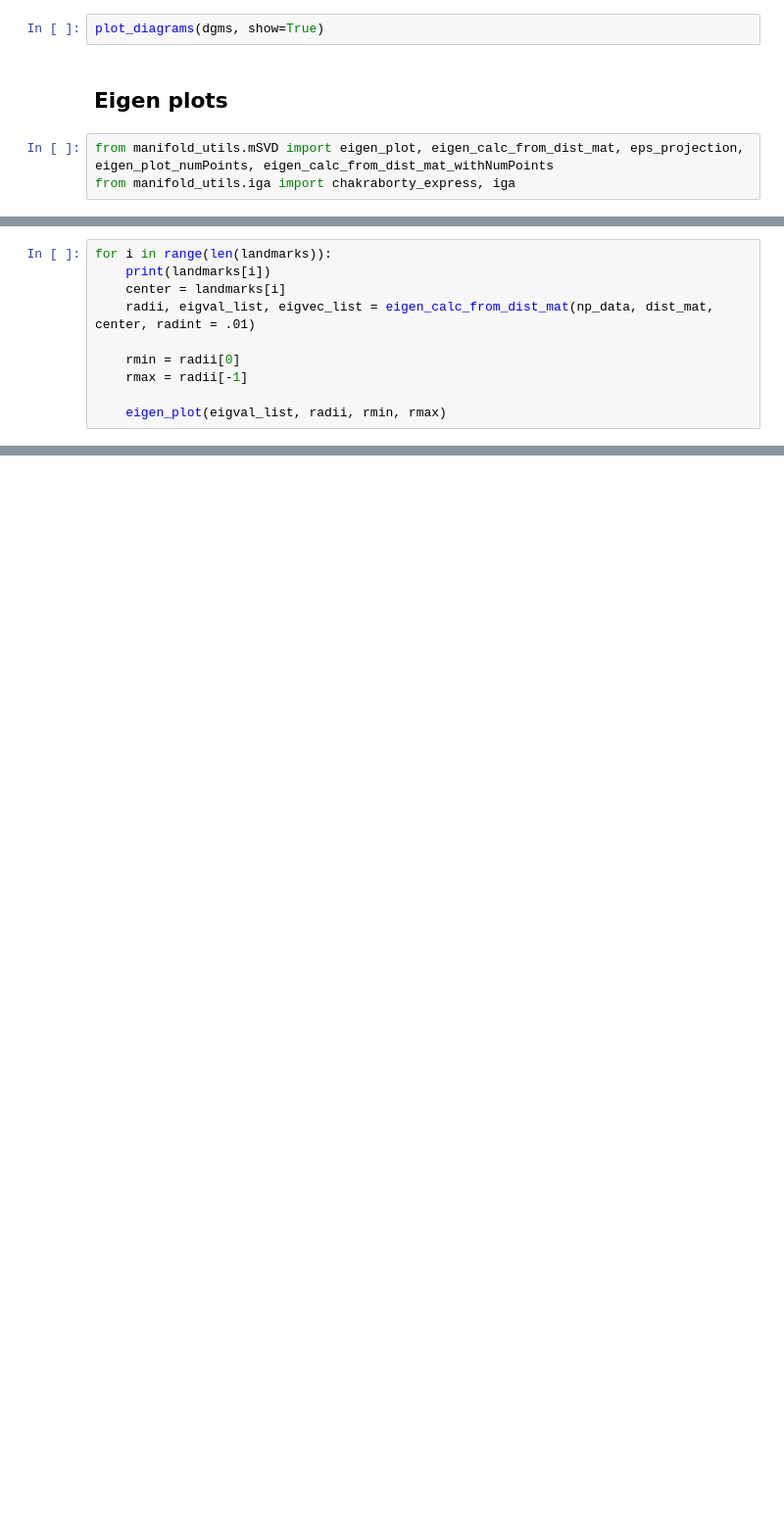
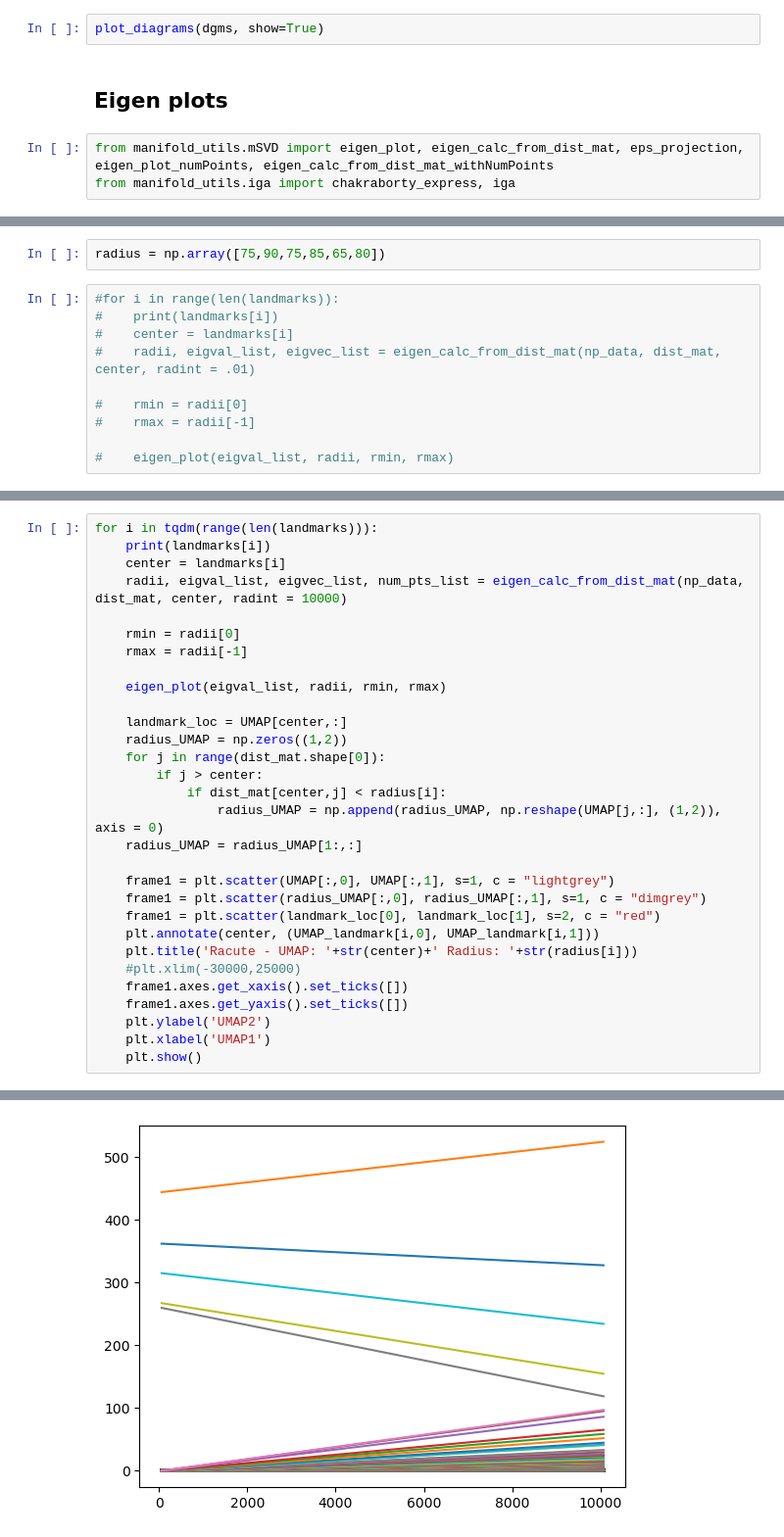
Before and after one commit to Orecchia-Research-Group/manifold_learning, a Jupyter notebook: Pansquam_TCGA.ipynb, the cells around one changed output, grey strips where cells are left out. Shown at 98% size. Drawn from its saved outputs; the diff is of its cells as text; blank space fills up the shorter version.

```diff
--- a/Pansquam_TCGA.ipynb
+++ b/Pansquam_TCGA.ipynb
@@ -291,10 +314,12 @@ from manifold_utils.iga import chakraborty_express, iga
+# %%
+radius = np.array([75,90,75,85,65,80])
 # %%
-for i in range(len(landmarks)):
-    print(landmarks[i])
-    center = landmarks[i]
-    radii, eigval_list, eigvec_list = eigen_calc_from_dist_mat(np_data, dist_mat, center, radint = .01)
+#for i in range(len(landmarks)):
+#    print(landmarks[i])
+#    center = landmarks[i]
+#    radii, eigval_list, eigvec_list = eigen_calc_from_dist_mat(np_data, dist_mat, center, radint = .01)
 
-    rmin = radii[0]
-    rmax = radii[-1]
+#    rmin = radii[0]
+#    rmax = radii[-1]
 
-    eigen_plot(eigval_list, radii, rmin, rmax)
+#    eigen_plot(eigval_list, radii, rmin, rmax)
@@ -302,0 +326,31 @@ for i in range(len(landmarks)):
+# %%
+for i in tqdm(range(len(landmarks))):
+    print(landmarks[i])
+    center = landmarks[i]
+    radii, eigval_list, eigvec_list, num_pts_list = eigen_calc_from_dist_mat(np_data, dist_mat, center, radint = 10000)
+
+    rmin = radii[0]
+    rmax = radii[-1]
+
+    eigen_plot(eigval_list, radii, rmin, rmax)
+
+    landmark_loc = UMAP[center,:]
+    radius_UMAP = np.zeros((1,2))
+    for j in range(dist_mat.shape[0]):
+        if j > center:
+            if dist_mat[center,j] < radius[i]:
+                radius_UMAP = np.append(radius_UMAP, np.reshape(UMAP[j,:], (1,2)), axis = 0)
+    radius_UMAP = radius_UMAP[1:,:]
+
+    frame1 = plt.scatter(UMAP[:,0], UMAP[:,1], s=1, c = "lightgrey")
+    frame1 = plt.scatter(radius_UMAP[:,0], radius_UMAP[:,1], s=1, c = "dimgrey")
+    frame1 = plt.scatter(landmark_loc[0], landmark_loc[1], s=2, c = "red")
+    plt.annotate(center, (UMAP_landmark[i,0], UMAP_landmark[i,1]))
+    plt.title('Racute - UMAP: '+str(center)+' Radius: '+str(radius[i]))
+    #plt.xlim(-30000,25000)
+    frame1.axes.get_xaxis().set_ticks([])
+    frame1.axes.get_yaxis().set_ticks([])
+    plt.ylabel('UMAP2')
+    plt.xlabel('UMAP1')
+    plt.show()
+# %% [output]
@@ -302,0 +358 @@ for i in range(len(landmarks)):
+[figure, added]
```
Also changed, not shown: parts of 15 cells of this notebook.
